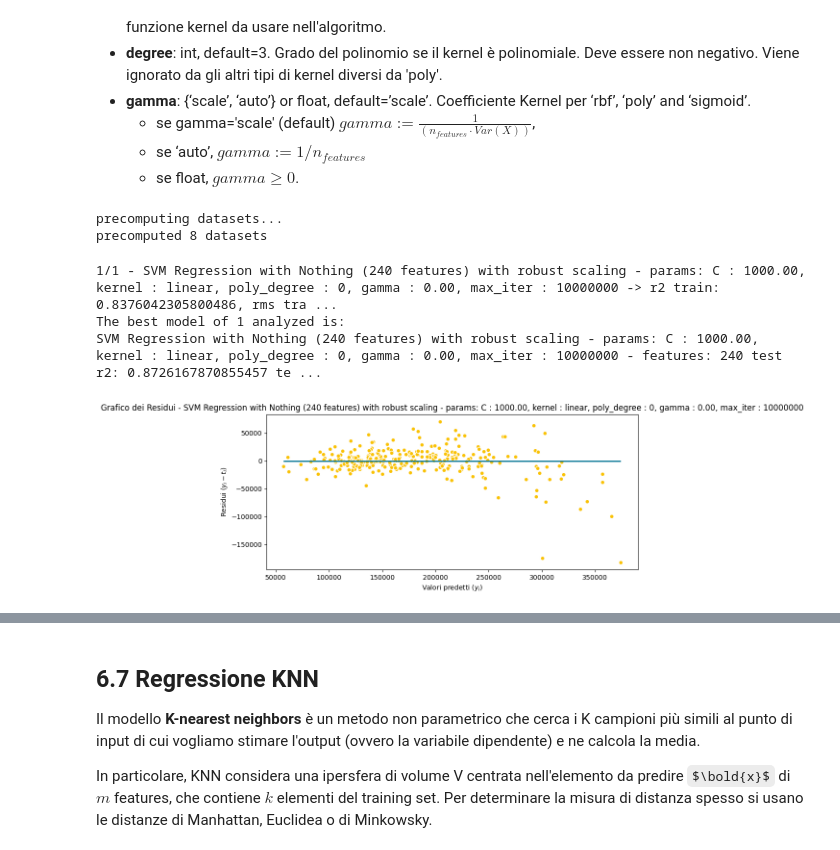
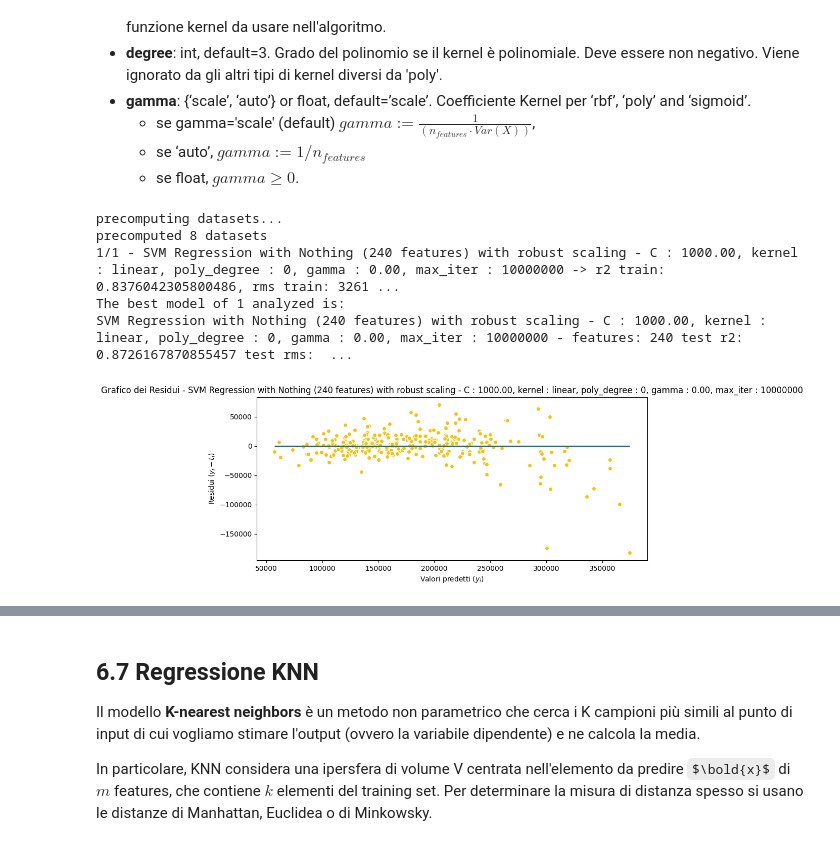
Before and after one commit to emelis-ptr/ProgettoML, a Jupyter notebook: code/notebook.ipynb, the cells around one changed output, grey strips where cells are left out. Drawn from its saved outputs; the diff is of its cells as text; code cells hidden in the pictures; some formulas as TeX source.

```diff
--- a/code/notebook.ipynb
+++ b/code/notebook.ipynb
@@ -1103,7 +1103,7 @@ class AllModelBestParameter:
 
     def add_all(self, other_models):
         other_models: AllModelBestParameter = other_models
-        self.parameters = self.parameters.union(other_models.parameters)
+        self.parameters = set(self.parameters.union(other_models.parameters))
 
 
     # determina il miglior modello tra quelli aggiunti
@@ -1121,14 +1121,14 @@ class AllModelBestParameter:
         else:
             return None
 
-    def sort_models(self):
+    # stampa tutti i modelli
+    def print_ordered_models(self, limit: int=None):
+        """Stampa tutte le performance dei modelli in modo ordinato.
+            Il parametro limit permette di ridurre il numero di modelli stampati.
+        """
+        count = 0
         sorted_models = sorted(self.parameters, key=lambda x: x.r2, reverse=True)
-        self.parameters = sorted_models
-
-    # stampa tutti i modelli
-    def print_models(self, limit: int=None):
-        count = 0
-        for m in self.parameters:
+        for m in sorted_models:
             m.print_parameters()
             count += 1
             if limit is not None and count >= limit:
@@ -1967,7 +1958,14 @@ class SVRParams:
         return {"C": self.C, "kernel": self.kernel, "degree": self.poly_degree, "gamma": self.gamma,
                 "max_iter": self.max_iter, "r2": r2, "rms": rms}
 # %%
+import sys
+import warnings
+import os
+
 def performance_svm_regression(dataset: Dataset) -> AllModelBestParameter:
+    if not sys.warnoptions:
+        warnings.simplefilter("ignore")
+        os.environ["PYTHONWARNINGS"] = "ignore" # Also affect subprocesses
     all_models = AllModelBestParameter()
     # provo tutte le combinazioni di feature reduction e scaling per la linear regression
     fs_reduct_types = [FeatureReduction.Nothing] # [FeatureReduction.FS, FeatureReduction.PCA, FeatureReduction.FS_PCA]
@@ -1996,37 +1994,35 @@ def performance_svm_regression(dataset: Dataset) -> AllModelBestParameter:
                                 # metto insieme i parametri nella classe, per comodita'
                                 params = SVRParams(c, kernel, poly_degree, gamma, max_iter)
                                 svr = params.create_svr()
                                 x_train, x_test = fspca_datasets[get_precomputed_dataset_key(scaled, fs_reduct.name, k_fs, k_pca)]
                                 r2_train, rms_train, r2_test, rms_test, y_pred, features = raw_performance_test(svr, x_train, x_test, dataset.y_train, dataset.y_test)
-                                # r2_train, rms_train, r2_test, rms_test, y_pred, features = performance_test_ext(params.create_svr(), dataset, fs_reduct, scaled, k_fs=k_fs, k_pca=k_pca, logs=False)
                                 description = f"SVM Regression with {fs_reduct.name} ({features} features) with {'robust' if scaled else 'no'} scaling - params: {str(params)}"
                                 print(f"{curr_iter}/{total_iterations} - {description} -> r2 train: {r2_train}, rms train: {rms_train}, r2 mean: {r2_test} - rms mean: {rms_test} ")
                                 res = BestParameters(description, features, None, r2_test, rms_test, y_pred)
 
                                 all_models.add(res)
                         else:
                             curr_iter += 1
                             # metto insieme i parametri nella classe, per comodita'
                             params = SVRParams(c, kernel, 0, gamma, max_iter)
                             svr = params.create_svr()
                             x_train, x_test = fspca_datasets[get_precomputed_dataset_key(scaled, fs_reduct.name, k_fs, k_pca)]
                             r2_train, rms_train, r2_test, rms_test, y_pred, features = raw_performance_test(svr, x_train, x_test, dataset.y_train, dataset.y_test)
-                            # r2_train, rms_train, r2_test, rms_test, y_pred, features = performance_test_ext(params.create_svr(), dataset, fs_reduct, scaled, k_fs=k_fs, k_pca=k_pca, logs=False)
-                            description = f"SVM Regression with {fs_reduct.name} ({features} features) with {'robust' if scaled else 'no'} scaling - params: {str(params)}"
+                            description = f"SVM Regression with {fs_reduct.name} ({features} features) with {'robust' if scaled else 'no'} scaling - {params}"
                             print(f"{curr_iter}/{total_iterations} - {description} -> r2 train: {r2_train}, rms train: {rms_train}, r2 mean: {r2_test} - rms mean: {rms_test} ")
                             res = BestParameters(description, features, None, r2_test, rms_test, y_pred)
 
                             all_models.add(res)
     return all_models
 
 all_models_svr = None
 all_models_svr = performance_svm_regression(dataset)
 best_residual_plot(all_models_svr)
 all_models.add_all(all_models_svr)
 # %% [output]
 precomputing datasets...
 precomputed 8 datasets
+1/1 - SVM Regression with Nothing (240 features) with robust scaling - C : 1000.00, kernel : linear, poly_degree : 0, gamma : 0.00, max_iter : 10000000 -> r2 train: 0.8376042305800486, rms train: 3261 ...
+The best model of 1 analyzed is:
+SVM Regression with Nothing (240 features) with robust scaling - C : 1000.00, kernel : linear, poly_degree : 0, gamma : 0.00, max_iter : 10000000 - features: 240 test r2: 0.8726167870855457 test rms:  ...
-1/1 - SVM Regression with Nothing (240 features) with robust scaling - params: C : 1000.00, kernel : linear, poly_degree : 0, gamma : 0.00, max_iter : 10000000 -> r2 train: 0.8376042305800486, rms tra ...
-The best model of 1 analyzed is:
-SVM Regression with Nothing (240 features) with robust scaling - params: C : 1000.00, kernel : linear, poly_degree : 0, gamma : 0.00, max_iter : 10000000 - features: 240 test r2: 0.8726167870855457 te ...
-[figure, old version]
+[figure, new version]
```
Also changed, not shown: parts of 21 cells of this notebook.
